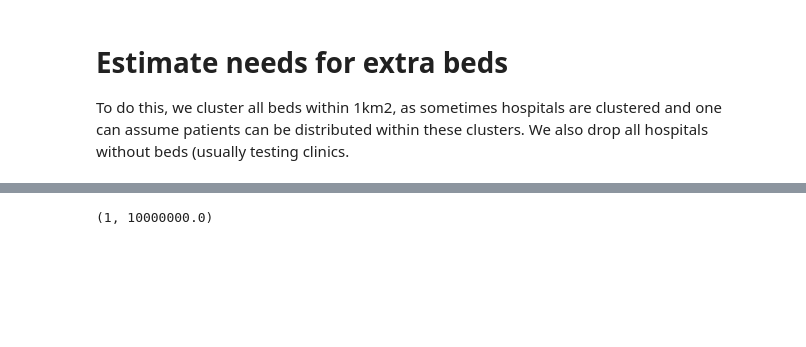
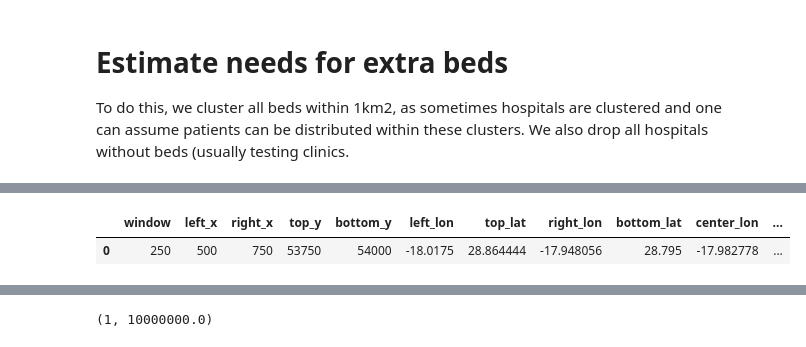
Before and after one commit to datapartnership/covid-19, a Jupyter notebook: accessibility-Spain.ipynb, the cells around one changed output, grey strips where cells are left out. Drawn from its saved outputs; the diff is of its cells as text; code cells hidden in the pictures; blank space fills up the shorter version.

```diff
--- a/accessibility-Spain.ipynb
+++ b/accessibility-Spain.ipynb
@@ -515,0 +562,6 @@ To do this, we cluster all beds within 1km2, as sometimes hospitals are clustere
+# %%
+import geopandas as gdp
+o=gdp.read_file(data_folder/"origins.geojson")
+# %% [output]
+|  | window | left_x | right_x | top_y | bottom_y | left_lon | top_lat | right_lon | bottom_lat | center_lon | ... |
+| 0 | 250 | 500 | 750 | 53750 | 54000 | -18.0175 | 28.864444 | -17.948056 | 28.795 | -17.982778 | ... |
```
Also changed, not shown: parts of 17 cells of this notebook.
